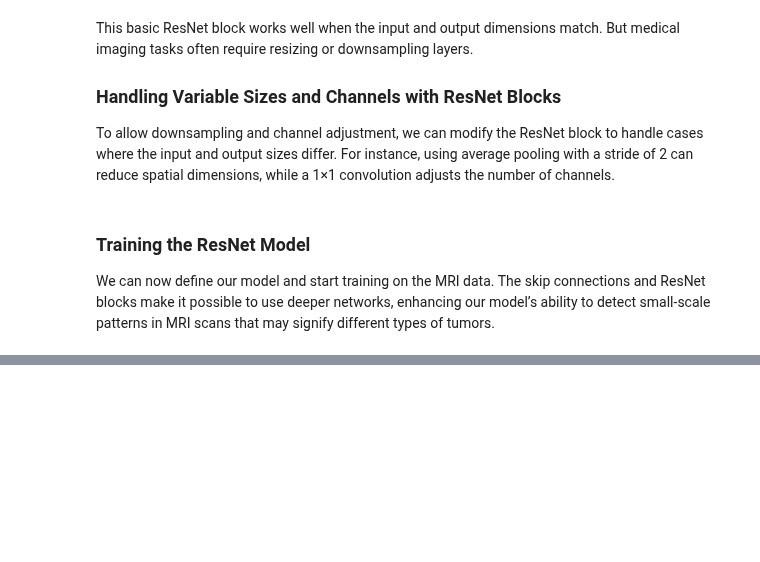
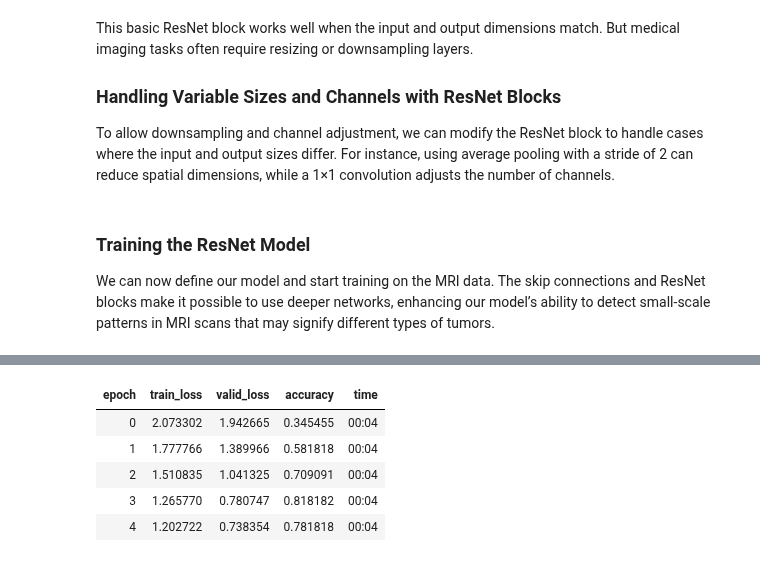
Before and after one commit to bmandracchia/ML4BD, a Jupyter notebook: chapters/27_resnet2.ipynb, the cells around one changed output, grey strips where cells are left out. Saved outputs shown, nothing was run; the diff lists cells and outputs as text; code cells hidden in the pictures; blank space fills up the shorter version.

Commit message:
debugged resnet chapter

```diff
--- a/chapters/27_resnet2.ipynb
+++ b/chapters/27_resnet2.ipynb
@@ -136,0 +167,6 @@ Using a deeper model with bottleneck layers and training on high-resolution imag
+# %%
+def _resnet_stem(*sizes):
+    return [
+        ConvLayer(sizes[i], sizes[i+1], 3, stride = 2 if i==0 else 1)
+            for i in range(len(sizes)-1)
+    ] + [nn.MaxPool2d(kernel_size=3, stride=2, padding=1)]
@@ -136,0 +199,18 @@ Using a deeper model with bottleneck layers and training on high-resolution imag
+# %%
+class ResNet(nn.Sequential):
+    def __init__(self,n_in, n_out, layers, expansion=1):
+        stem = _resnet_stem(n_in,32,32,64)
+        self.block_szs = [64, 64, 128, 256, 512]
+        for i in range(1,5): self.block_szs[i] *= expansion
+        blocks = [self._make_layer(*o) for o in enumerate(layers)]
+        super().__init__(*stem, *blocks,
+                         nn.AdaptiveAvgPool2d(1), Flatten(),
+                         nn.Linear(self.block_szs[-1], n_out))
+
+    def _make_layer(self, idx, n_layers):
+        stride = 1 if idx==0 else 2
+        ch_in,ch_out = self.block_szs[idx:idx+2]
+        return nn.Sequential(*[
+            ResBlock(ch_in if i==0 else ch_out, ch_out, stride if i==0 else 1)
+            for i in range(n_layers)
+        ])
@@ -137,8 +221,14 @@ Using a deeper model with bottleneck layers and training on high-resolution imag
 # %%
-dls = get_data(URLs.MEDICAL_DATASET_320, presize=320, resize=224)
-rn = ResNet(dls.c, [3,4,6,3], 4)  # Using a deeper model
+rn = ResNet(1, dls.c, [3,4,6,3])  # Using a deeper model
 learn = get_learner(rn)
-learn.fit_one_cycle(20, 3e-3)
+learn.fit_one_cycle(5)
+# %% [output]
+| epoch | train_loss | valid_loss | accuracy | time |
+| 0 | 2.073302 | 1.942665 | 0.345455 | 00:04 |
+| 1 | 1.777766 | 1.389966 | 0.581818 | 00:04 |
+| 2 | 1.510835 | 1.041325 | 0.709091 | 00:04 |
+| 3 | 1.265770 | 0.780747 | 0.818182 | 00:04 |
+| 4 | 1.202722 | 0.738354 | 0.781818 | 00:04 |
 # %% [markdown]
 
 ### Improved Loss Landscape with ResNet
```
Also changed, not shown: parts of 24 cells of this notebook, 17 other files.
